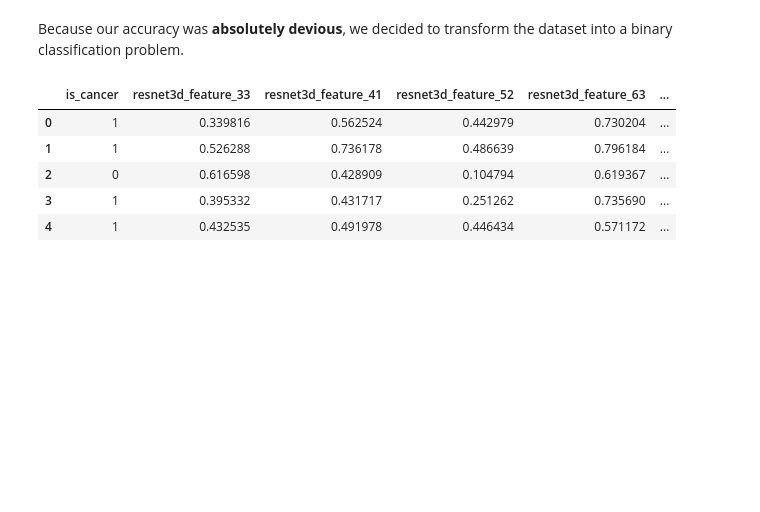
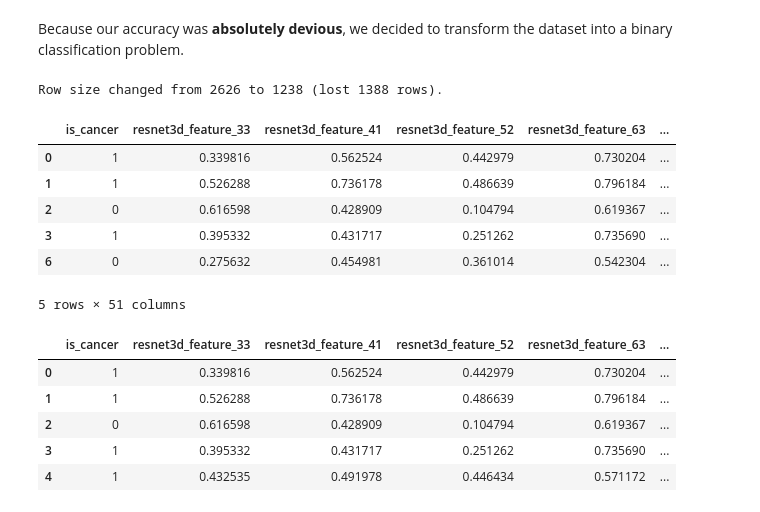
Before and after one commit to pmgfernandes04/Lung-Cancer-Classification-using-CT, a Jupyter notebook: model_development/svm.ipynb, the cells around one changed output. Drawn from its saved outputs; the diff is of its cells as text; code cells hidden in the pictures; blank space fills up the shorter version.

```diff
--- a/model_development/svm.ipynb
+++ b/model_development/svm.ipynb
@@ -97,8 +135,17 @@ Gauss Confusion Matrix:
 Because our accuracy was **absolutely devious**, we decided to transform the dataset into a binary classification problem.
 # %%
 # Removes ambiguous option
-#mask = df['is_cancer'] == 1
-#df = df[~mask]
+df_rem = df.copy()
+before = df_rem.shape[0] # n_linhas antes
+
+mask = df_rem['is_cancer'] == 1
+df_rem = df_rem[~mask]
+after = df_rem.shape[0] # n_linhas depois
+
+df_rem['is_cancer'] = df_rem['is_cancer'].replace(2, 1)
+print(f"Row size changed from {before} to {after} (lost {before-after} rows).")
+
+# Mostrar diferença no número de linhas quando removemos casos ambíguos
 
 # Maps ambiguous values to cancer or not cancer
 df_amb_cancer = df.copy()
@@ -106,8 +153,19 @@ df_amb_not_cancer = df.copy()
 
 # Mapeamento necessário para trees (expected 0 and 1)
 df_amb_cancer['is_cancer'] = df_amb_cancer['is_cancer'].replace(2, 1)
-
 df_amb_not_cancer['is_cancer'] = df_amb_not_cancer['is_cancer'].replace({1: 0, 2: 1})
+# %% [output]
+Row size changed from 2626 to 1238 (lost 1388 rows).
+# %%
+df_rem.head()
+# %% [output]
+|  | is_cancer | resnet3d_feature_33 | resnet3d_feature_41 | resnet3d_feature_52 | resnet3d_feature_63 | ... |
+| 0 | 1 | 0.339816 | 0.562524 | 0.442979 | 0.730204 | ... |
+| 1 | 1 | 0.526288 | 0.736178 | 0.486639 | 0.796184 | ... |
+| 2 | 0 | 0.616598 | 0.428909 | 0.104794 | 0.619367 | ... |
+| 3 | 1 | 0.395332 | 0.431717 | 0.251262 | 0.735690 | ... |
+| 6 | 0 | 0.275632 | 0.454981 | 0.361014 | 0.542304 | ... |
+5 rows × 51 columns
 # %%
 df_amb_cancer.head()
 # %% [output]
```
Also changed, not shown: parts of 14 cells of this notebook.
